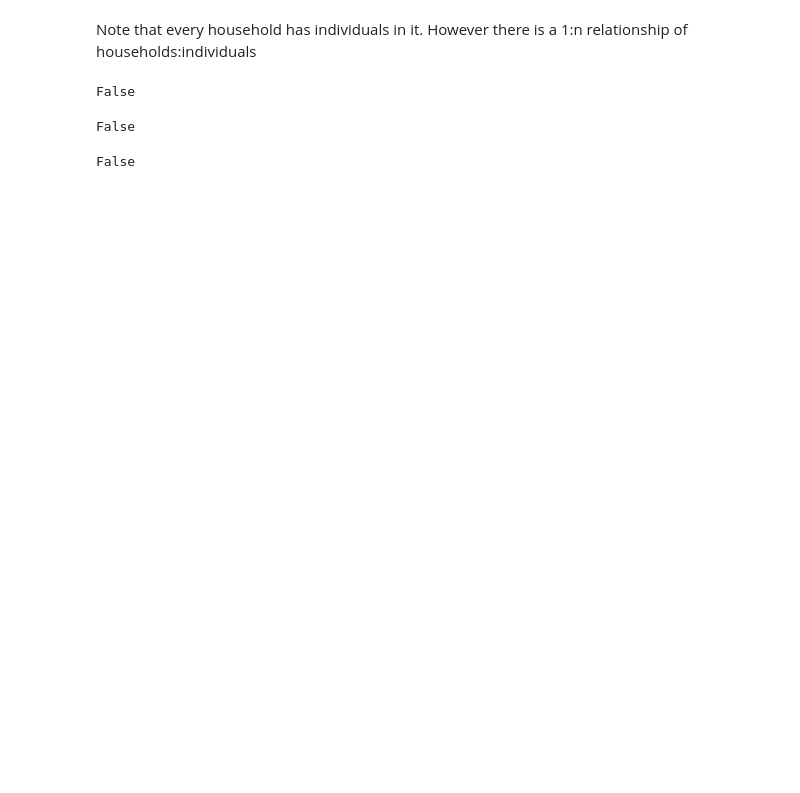
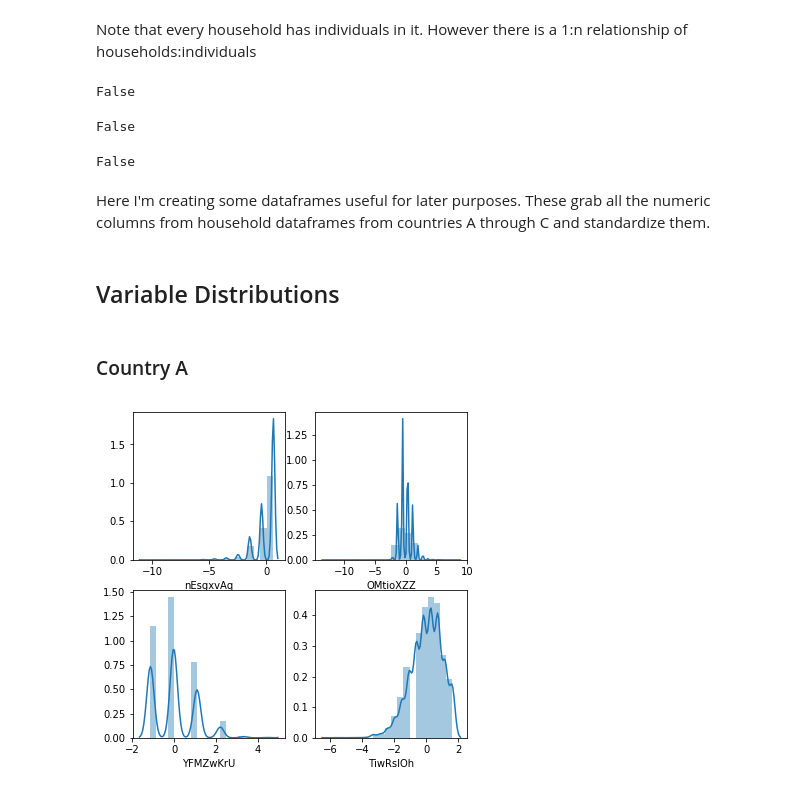
Before and after one commit to SKhubba/driven_data, a Jupyter notebook: EDA.ipynb, the cells around one changed output. Saved outputs shown, nothing was run; the diff lists cells and outputs as text; code cells hidden in the pictures; blank space fills up the shorter version.

```diff
--- a/EDA.ipynb
+++ b/EDA.ipynb
@@ -22,3 +31,29 @@ False
 False in list(c_i_train.index.get_level_values('id').sort_values().unique() == c_h_train.index.sort_values())
 # %% [output]
 False
+# %% [markdown]
+Here I'm creating some dataframes useful for later purposes. These grab all the numeric columns from household dataframes from countries A through C and standardize them.
+# %%
+AH_num = a_h_train.select_dtypes(include=[np.number])
+AH_num = (AH_num - AH_num.mean()) / AH_num.std()
+AH_num.fillna(0, inplace=True)
+BH_num = b_h_train.select_dtypes(include=[np.number])
+BH_num = (BH_num - BH_num.mean()) / BH_num.std()
+BH_num.fillna(0, inplace=True)
+CH_num = c_h_train.select_dtypes(include=[np.number])
+CH_num = (CH_num - CH_num.mean()) / CH_num.std()
+CH_num.fillna(0, inplace=True)
+# %% [markdown]
+## Variable Distributions
+# %% [markdown]
+### Country A
+# %%
+%matplotlib inline
+fig, axs = plt.subplots(figsize=(6,6), ncols=2, nrows=2)
+temp_count = 0
+for row in (0,1):
+    for col in (0,1):
+        sns.distplot(AH_num.iloc[:,temp_count], bins = 20, ax=axs[row, col])
+        temp_count += 1
+# %% [output]
+[figure, added]
```
Also changed, not shown: parts of 37 cells of this notebook.
